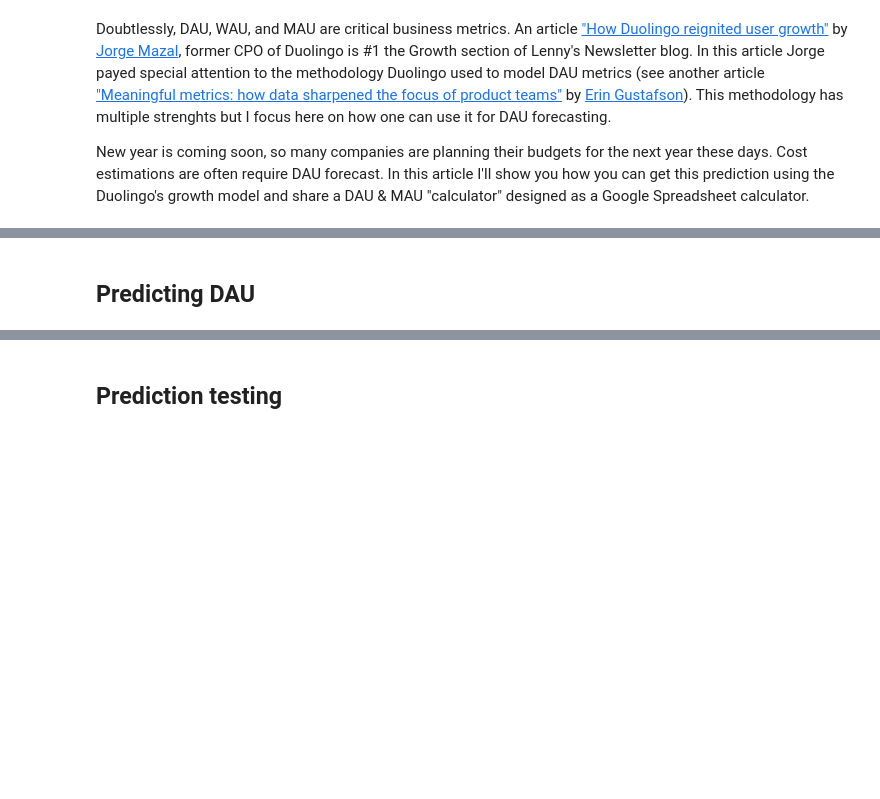
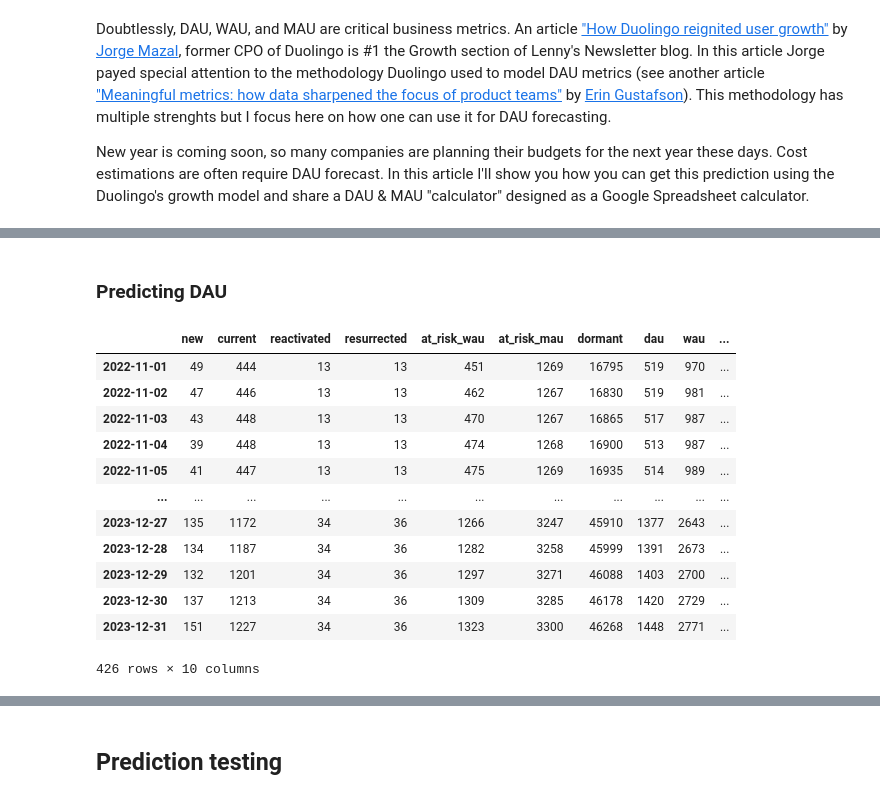
Before and after one commit to wowone/wowone.github.io, a Jupyter notebook: notebooks/2024-11-01_dau_prediction/dau_prediction.ipynb, the cells around one changed output, grey strips where cells are left out. Drawn from its saved outputs; the diff is of its cells as text; code cells hidden in the pictures; blank space fills up the shorter version.

```diff
--- a/notebooks/2024-11-01_dau_prediction/dau_prediction.ipynb
+++ b/notebooks/2024-11-01_dau_prediction/dau_prediction.ipynb
@@ -54,0 +120,9 @@ Finally, the algorithm looks like this:
+# %%
+new_users_pred = m.predict(future)\
+    .assign(yhat=lambda _df: _df['yhat'].astype(int))\
+    .rename(columns={'ds': 'date', 'yhat': 'count'})\
+    .loc[lambda _df: _df['date'] >= PREDICTION_START]\
+    .set_index('date')\
+    ['count']
+
+new_users_pred.head()
@@ -55,2 +242,2 @@ Finally, the algorithm looks like this:
 # %% [markdown]
-## Predicting DAU
+### Predicting DAU
@@ -56,0 +304,19 @@ Finally, the algorithm looks like this:
+# %%
+M = get_transition_matrix(transitions, '2022-10-25', '2022-10-31')
+state0 = get_state0(DATASET_END)
+dau_pred = predict_dau(M, state0, PREDICTION_START, PREDICTION_END, new_users_pred)
+dau_pred
+# %% [output]
+|  | new | current | reactivated | resurrected | at_risk_wau | at_risk_mau | dormant | dau | wau | ... |
+| 2022-11-01 | 49 | 444 | 13 | 13 | 451 | 1269 | 16795 | 519 | 970 | ... |
+| 2022-11-02 | 47 | 446 | 13 | 13 | 462 | 1267 | 16830 | 519 | 981 | ... |
+| 2022-11-03 | 43 | 448 | 13 | 13 | 470 | 1267 | 16865 | 517 | 987 | ... |
+| 2022-11-04 | 39 | 448 | 13 | 13 | 474 | 1268 | 16900 | 513 | 987 | ... |
+| 2022-11-05 | 41 | 447 | 13 | 13 | 475 | 1269 | 16935 | 514 | 989 | ... |
+| ... | ... | ... | ... | ... | ... | ... | ... | ... | ... | ... |
+| 2023-12-27 | 135 | 1172 | 34 | 36 | 1266 | 3247 | 45910 | 1377 | 2643 | ... |
+| 2023-12-28 | 134 | 1187 | 34 | 36 | 1282 | 3258 | 45999 | 1391 | 2673 | ... |
+| 2023-12-29 | 132 | 1201 | 34 | 36 | 1297 | 3271 | 46088 | 1403 | 2700 | ... |
+| 2023-12-30 | 137 | 1213 | 34 | 36 | 1309 | 3285 | 46178 | 1420 | 2729 | ... |
+| 2023-12-31 | 151 | 1227 | 34 | 36 | 1323 | 3300 | 46268 | 1448 | 2771 | ... |
+426 rows × 10 columns
```
Also changed, not shown: parts of 23 cells of this notebook, 8 other files.
